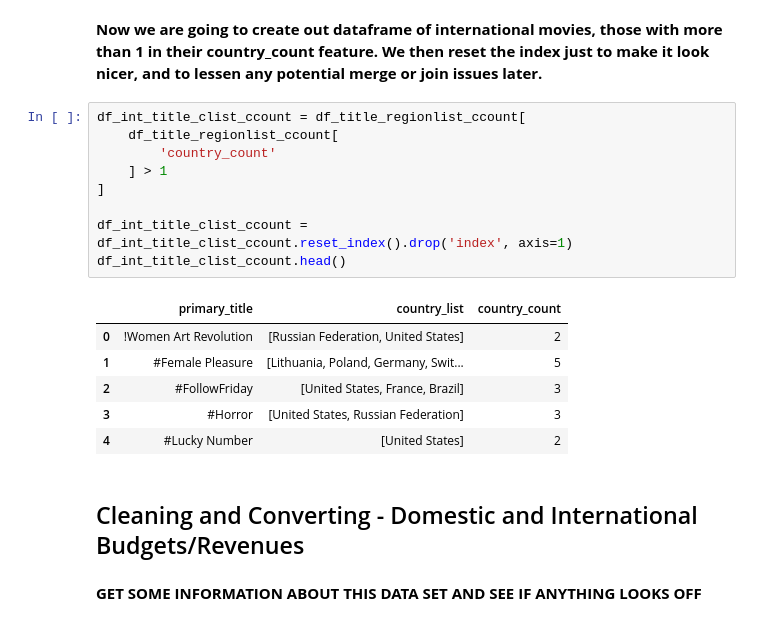
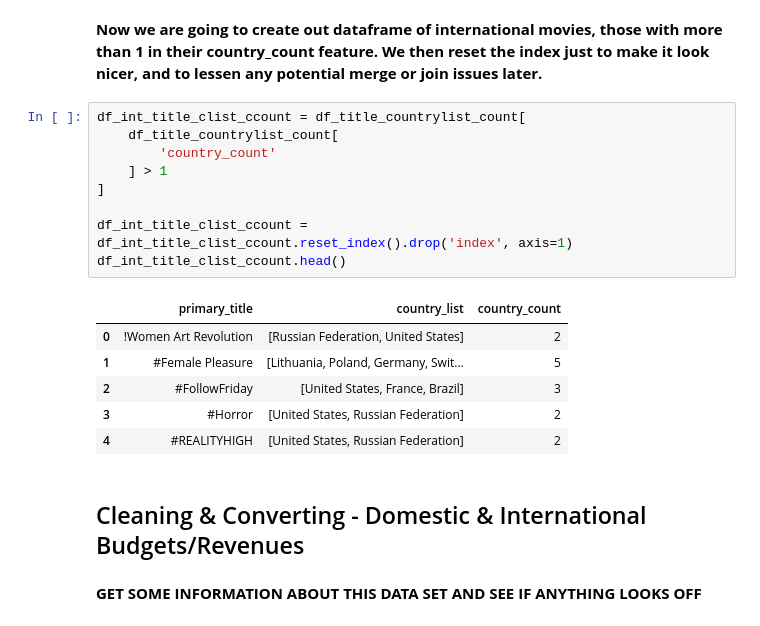
Before and after one commit to tcastanley/Movie_Analysis, a Jupyter notebook: Country_Movie_Inspection.ipynb, the cells around one changed output. Cells and saved outputs as stored; diff of their text form.

```diff
--- a/Country_Movie_Inspection.ipynb
+++ b/Country_Movie_Inspection.ipynb
@@ -390,23 +393,23 @@ df_dom_movies_per_country.head()
 **Now we are going to create out dataframe of international movies, those with more than 1 in their country_count feature.
 We then reset the index just to make it look nicer, and to lessen any potential merge or join issues later.**
 # %%
-df_int_title_clist_ccount = df_title_regionlist_ccount[
-    df_title_regionlist_ccount[
+df_int_title_clist_ccount = df_title_countrylist_count[
+    df_title_countrylist_count[
         'country_count'
     ] > 1
 ]
 
 df_int_title_clist_ccount = df_int_title_clist_ccount.reset_index().drop('index', axis=1)
 df_int_title_clist_ccount.head()
 # %% [output]
 |  | primary_title | country_list | country_count |
 | 0 | !Women Art Revolution | [Russian Federation, United States] | 2 |
 | 1 | #Female Pleasure | [Lithuania, Poland, Germany, Swit... | 5 |
 | 2 | #FollowFriday | [United States, France, Brazil] | 3 |
-| 3 | #Horror | [United States, Russian Federation] | 3 |
-| 4 | #Lucky Number | [United States] | 2 |
+| 3 | #Horror | [United States, Russian Federation] | 2 |
+| 4 | #REALITYHIGH | [United States, Russian Federation] | 2 |
 # %% [markdown]
-## Cleaning and Converting - Domestic and International Budgets/Revenues
+## Cleaning & Converting - Domestic & International Budgets/Revenues
 # %% [markdown]
 **GET SOME INFORMATION ABOUT THIS DATA SET AND SEE IF ANYTHING LOOKS OFF**
 # %%
```
Also changed, not shown: parts of 25 cells of this notebook, 2 other files.
